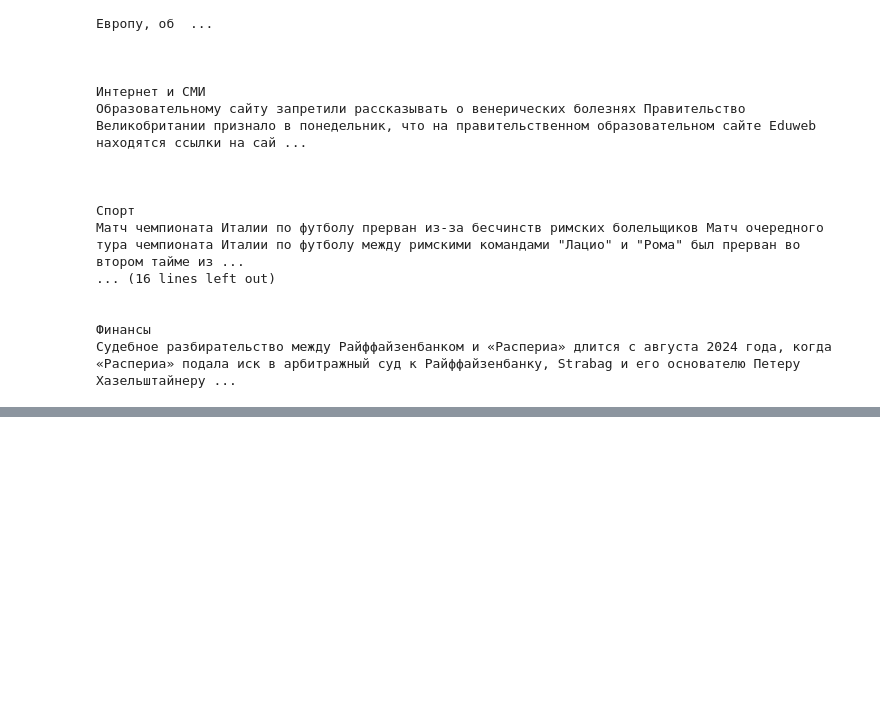
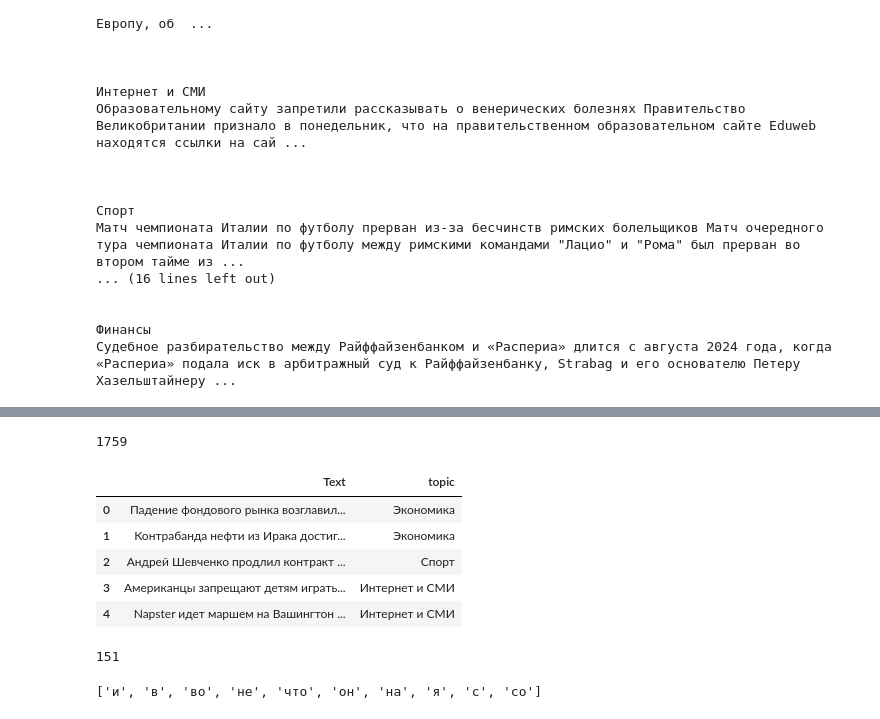
Before and after one commit to LuchianPeledutse/Projects, a Jupyter notebook: TextClassification/main.ipynb, the cells around one changed output, grey strips where cells are left out. Cells and saved outputs as stored; diff of their text form; code cells hidden in the pictures; blank space fills up the shorter version.

```diff
--- a/TextClassification/main.ipynb
+++ b/TextClassification/main.ipynb
@@ -170,0 +214,11 @@ for one_label in labels:
+# %%
+print(len(Test_news))
+Test_news.iloc[:5,:]
+# %% [output]
+1759
+|  | Text | topic |
+| 0 | Падение фондового рынка возглавил... | Экономика |
+| 1 | Контрабанда нефти из Ирака достиг... | Экономика |
+| 2 | Андрей Шевченко продлил контракт ... | Спорт |
+| 3 | Американцы запрещают детям играть... | Интернет и СМИ |
+| 4 | Napster идет маршем на Вашингтон ... | Интернет и СМИ |
@@ -170,0 +230,7 @@ for one_label in labels:
+# %%
+russian_stopwords = stopwords.words('russian')
+print(len(russian_stopwords))
+russian_stopwords[:10]
+# %% [output]
+151
+['и', 'в', 'во', 'не', 'что', 'он', 'на', 'я', 'с', 'со']
```
Also changed, not shown: parts of 20 cells of this notebook, 5 other files.
